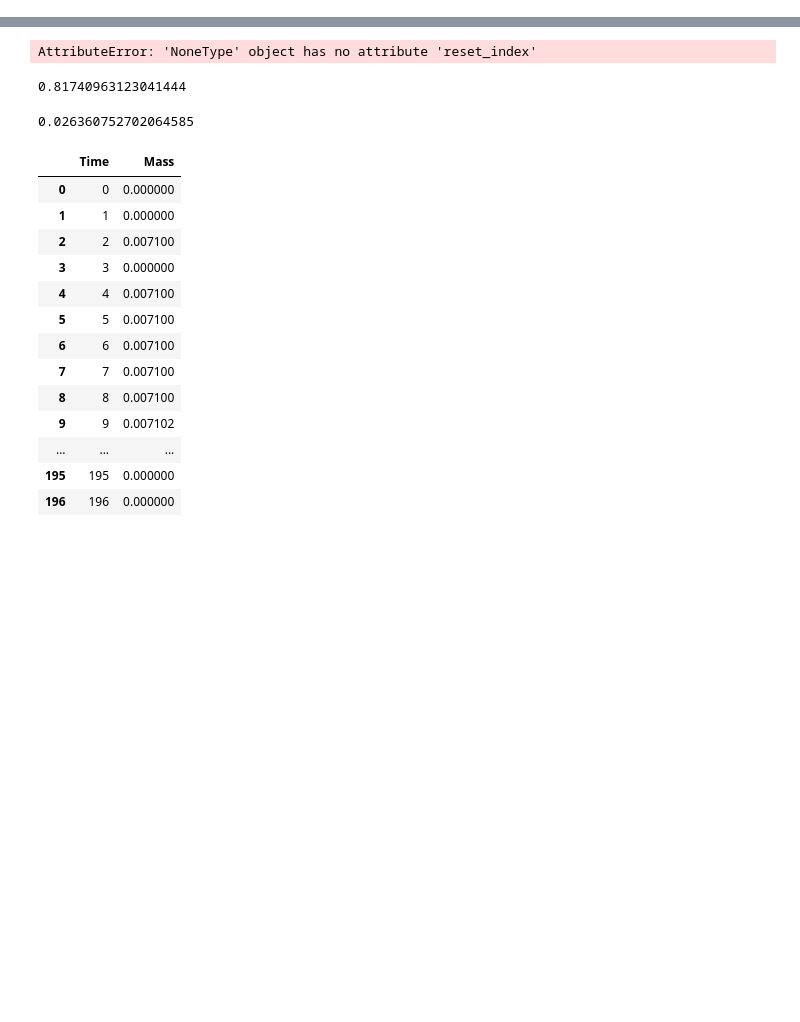
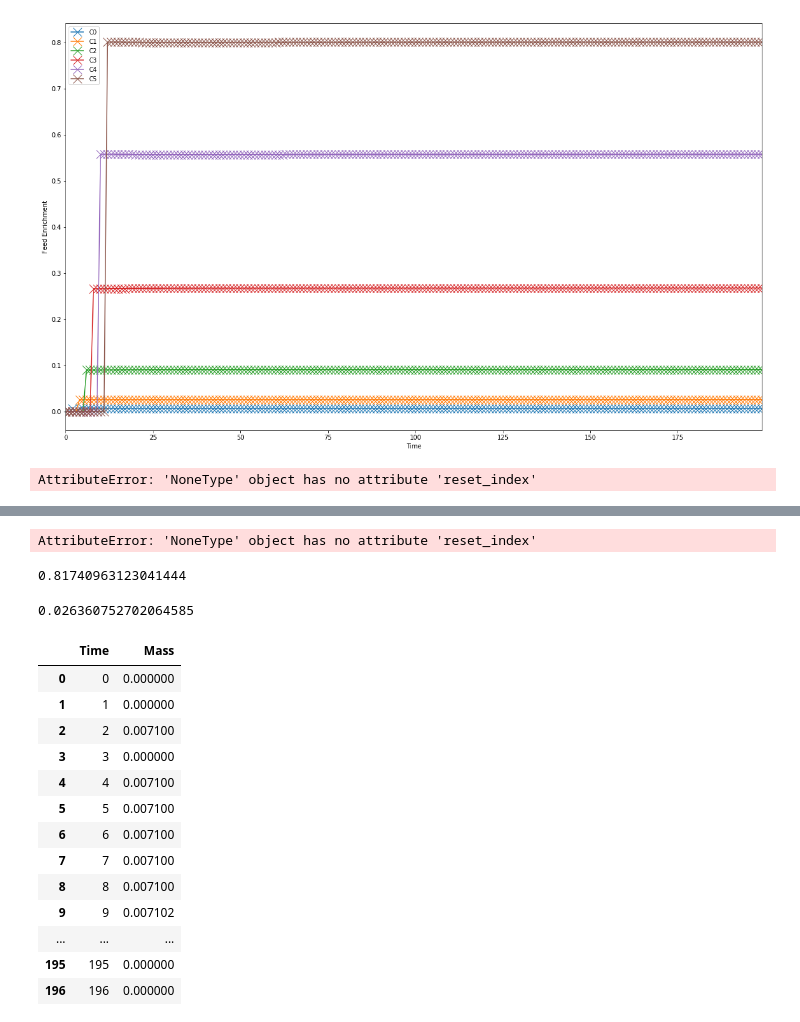
Before and after one commit to bam241/cyclus_jcpoa, a Jupyter notebook: cascade.ipynb, the cells around one changed output, grey strips where cells are left out. Cells and saved outputs as stored; diff of their text form; code cells hidden in the pictures; blank space fills up the shorter version.

```diff
--- a/cascade.ipynb
+++ b/cascade.ipynb
@@ -169,3 +78,31 @@ tails_1
+# %%
+file = "cascade_case_4.sqlite"
+
+feed_case_4 = []
+plt_feed_case_4 = []
+for i in range(6):
+    df_ = cyh.TransFrac(file, receivers[i], sender[i], nucs1, nucs2,uma_238u, uma_235u)
+    df_ = pdh.RenameTS(pdh.RemoveNan(df_), "Time", c_names[i])
+    feed_case_4.append(df_)
+    plt_feed_case_4.append( (df_, c_names[i]) )
+
+pdh.MakePlot(plt_feed_case_4, "Time", "Feed Enrichment" )
+# %% [output]
+[figure, added]
+# %%
+file = "cascade_case_1.sqlite"
+
+feed_case_1 = []
+plt_feed_case_1 = []
+for i in range(6):
+    df_ = cyh.TransFrac(file, receivers[i], sender[i], nucs1, nucs2,uma_238u, uma_235u)
+    df_ = pdh.RenameTS(pdh.RemoveNan(df_), "Time", c_names[i])
+    feed_case_1.append(df_)
+    plt_feed_case_1.append( (df_, c_names[i]) )
+
+pdh.MakePlot(plt_feed_case_1, "Time", "Feed Enrichment" )
+# %% [output]
+AttributeError: 'NoneType' object has no attribute 'reset_index'
 # %%
 file = "cascade_case_4.sqlite"
 feed_0 = get_frac_transaction(file, rec=['cascade_0'], send=['nu_src'])
```
Also changed, not shown: parts of 13 cells of this notebook, 6 other files.
